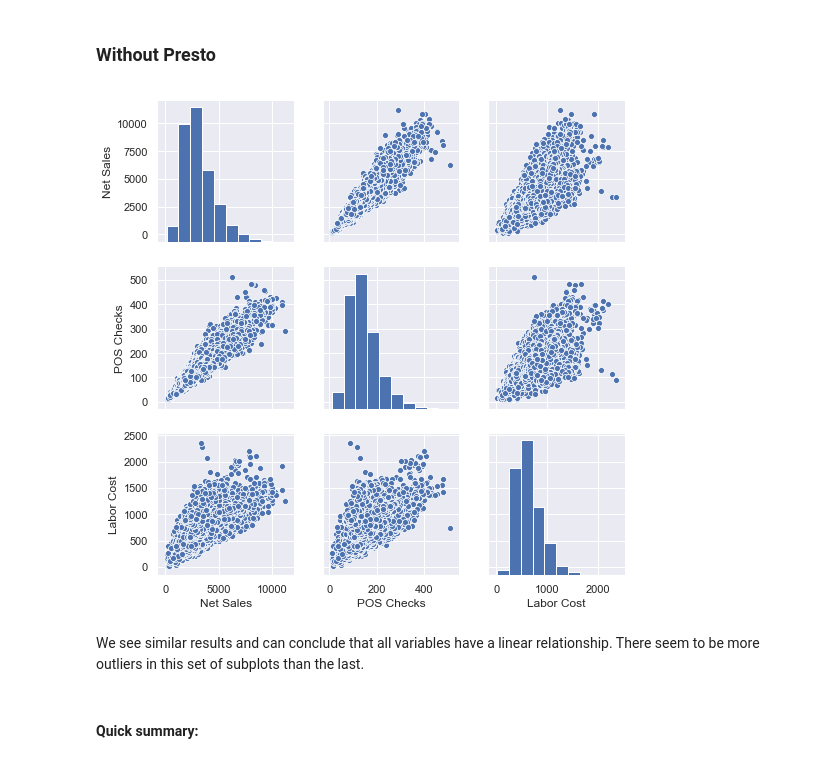
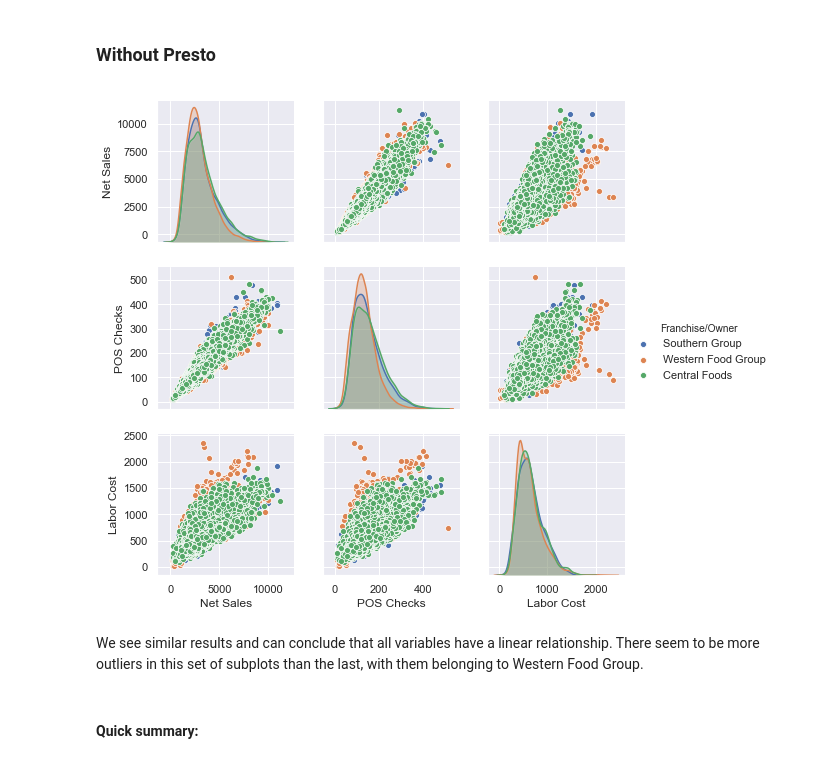
Before and after one commit to ralfsantacruz/Company-X-Analytics, a Jupyter notebook: main.ipynb, the cells around one changed output. Drawn from its saved outputs; the diff is of its cells as text; code cells hidden in the pictures.

```diff
--- a/main.ipynb
+++ b/main.ipynb
@@ -179,12 +182,12 @@ We can infer that as the number of sales and checks go up, we will see an uptick
 # %%
 sns.set()
 cols = ['Net Sales', 'POS Checks', 'Labor Cost']
-sns.pairplot(rest_wo_presto[cols], height = 2.5)
+sns.pairplot(rest_wo_presto.drop(columns='Game Revenue'), height = 2.5, hue= 'Franchise/Owner')
 plt.show();
 # %% [output]
-[figure, old version]
+[figure, new version]
 # %% [markdown]
-We see similar results and can conclude that all variables have a linear relationship. There seem to be more outliers in this set of subplots than the last.
+We see similar results and can conclude that all variables have a linear relationship. There seem to be more outliers in this set of subplots than the last, with them belonging to Western Food Group.
 # %% [markdown]
 #### Quick summary:
 # %%
```
Also changed, not shown: parts of 26 cells of this notebook, 1 other file.
